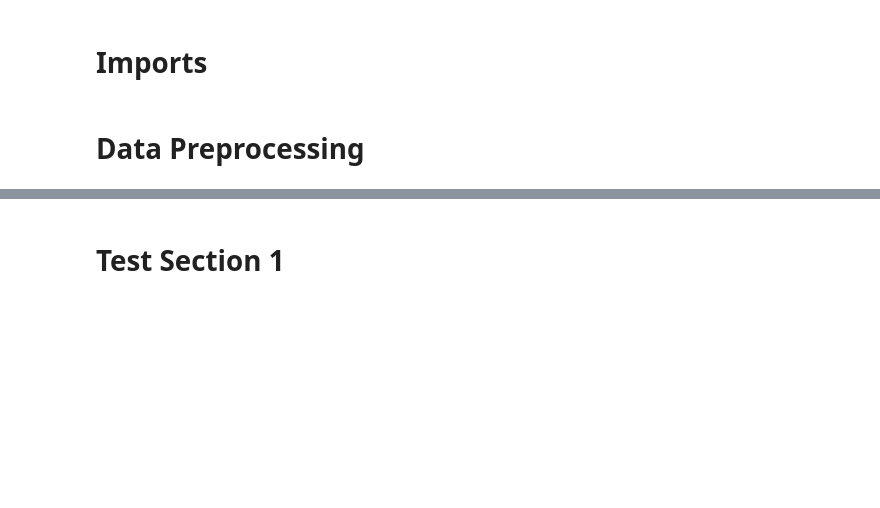
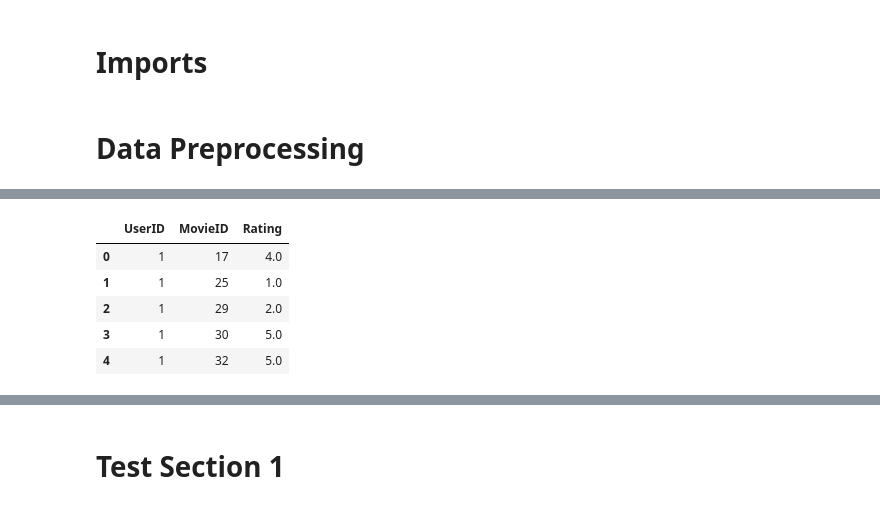
Before and after one commit to Cinemate-GP/Machine-Learning, a Jupyter notebook: main-recommender-module/collaborative_filtering/collaborative_filtering_v2.1.ipynb, the cells around one changed output, grey strips where cells are left out. Cells and saved outputs as stored; diff of their text form; code cells hidden in the pictures; blank space fills up the shorter version.

```diff
--- a/main-recommender-module/collaborative_filtering/collaborative_filtering_v2.1.ipynb
+++ b/main-recommender-module/collaborative_filtering/collaborative_filtering_v2.1.ipynb
@@ -46,2 +129,17 @@ filtered_df["UserID"].describe()
 # %%
 subsampled_df, _ = sklearn_split(filtered_df, test_size=0.5, random_state=42, stratify=filtered_df['UserID'])
+# %%
+# Dataset Upgrade
+beegar_data = pd.read_csv(r"~/Downloads/ratings.csv")
+
+# Drop the Timestamp column
+beegar_data = beegar_data.drop('timestamp', axis=1)
+beegar_data.columns = ['UserID', 'MovieID', 'Rating']
+beegar_data.head()
+# %% [output]
+|  | UserID | MovieID | Rating |
+| 0 | 1 | 17 | 4.0 |
+| 1 | 1 | 25 | 1.0 |
+| 2 | 1 | 29 | 2.0 |
+| 3 | 1 | 30 | 5.0 |
+| 4 | 1 | 32 | 5.0 |
```
Also changed, not shown: parts of 17 cells of this notebook.
